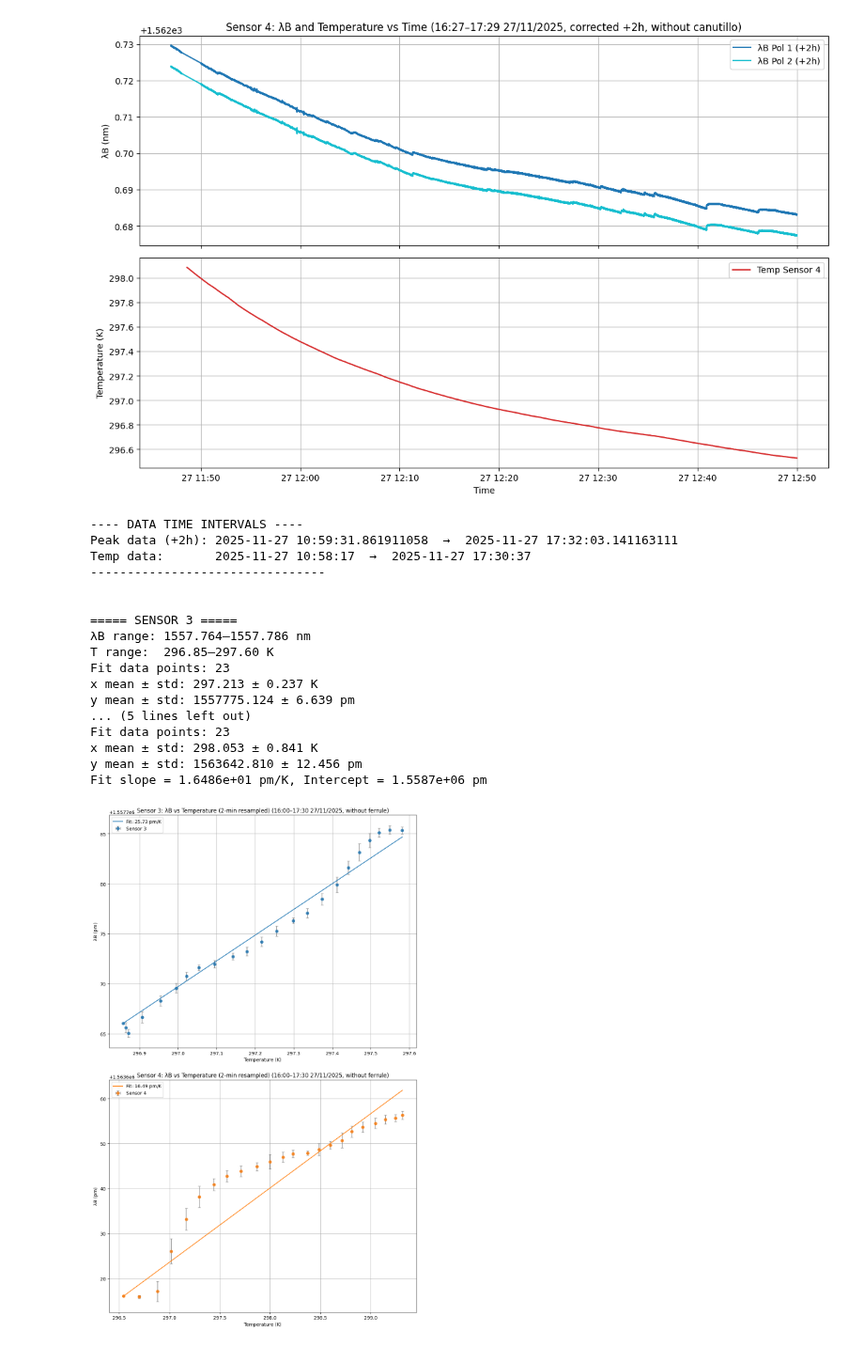
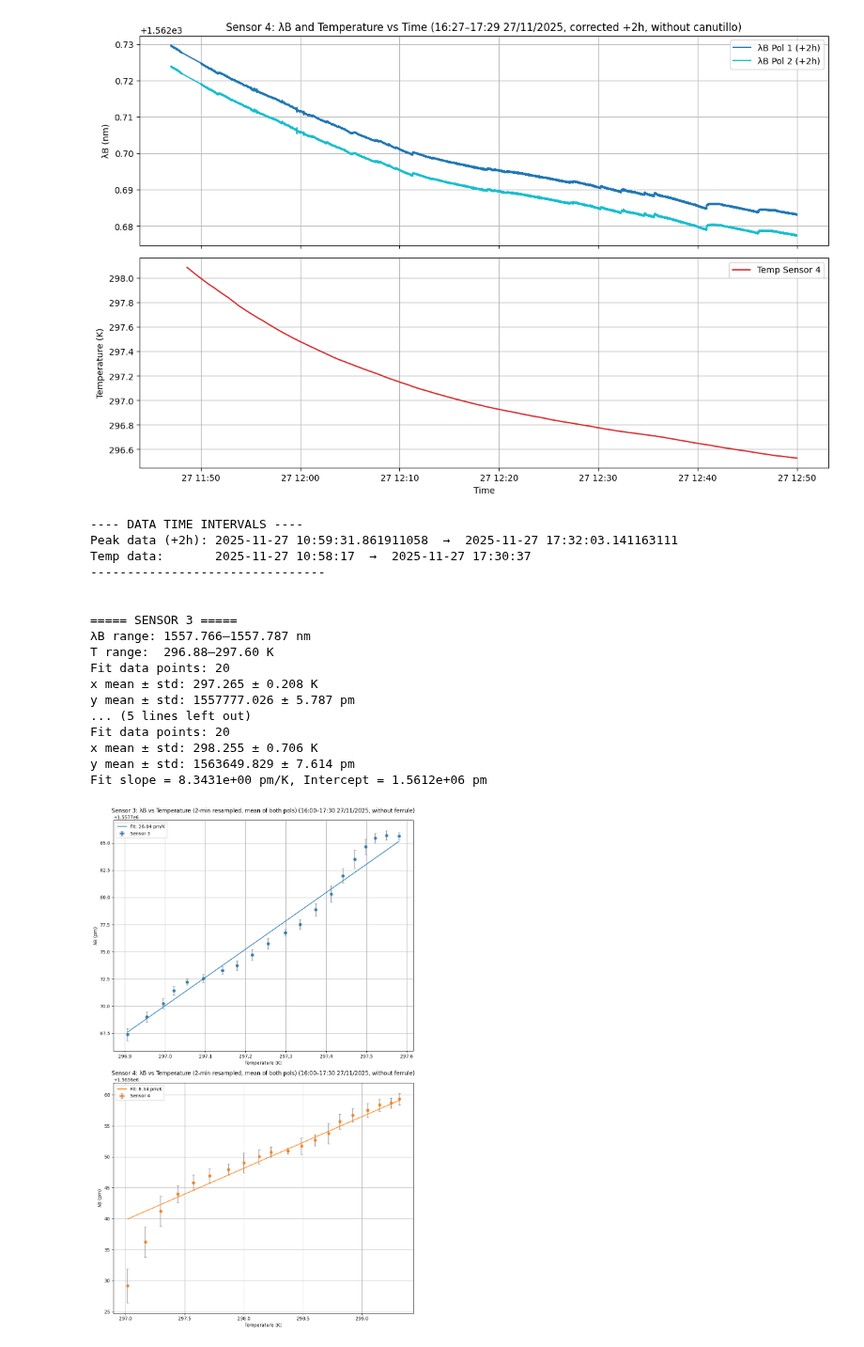
Before and after one commit to garpol/rtd-calibration-ana, a Jupyter notebook: DEWAR_1M/ROOT_DEWAR_28_11.ipynb, the cells around one changed output. Shown at 94% size. Cells and saved outputs as stored; diff of their text form; code cells hidden in the pictures.

```diff
--- a/DEWAR_1M/ROOT_DEWAR_28_11.ipynb
+++ b/DEWAR_1M/ROOT_DEWAR_28_11.ipynb
@@ -52,12 +169,12 @@ input_filename = "/eos/user/j/jcapotor/FBGdata/ROOTFiles/Dewar1m/20251128.root"
 # Abrir el archivo ROOT con uproot
 with uproot.open(input_filename) as file:
     peak_tree = file["peak"]
-    spectrum_tree = file["spectrum"]
+    #spectrum_tree = file["spectrum"]
     temp_tree = file["temp"]
 
     # Cargar ramas como numpy arrays
     peak_data = peak_tree.arrays(library="np")
-    spectrum_data = spectrum_tree.arrays(library="np")
+    #spectrum_data = spectrum_tree.arrays(library="np")
     temp_data = temp_tree.arrays(library="np")
 
 # --- Imprimir shapes de todas las variables ---
@@ -66,8 +183,8 @@ for key, value in peak_data.items():
     print(f"{key}: {np.array(value).shape}")
 
 print("\n=== spectrum ===")
-for key, value in spectrum_data.items():
-    print(f"{key}: {np.array(value).shape}")
+#for key, value in spectrum_data.items():
+#    print(f"{key}: {np.array(value).shape}")
 
 print("\n=== temp ===")
 for key, value in temp_data.items():
@@ -349,7 +474,7 @@ print(f"Temp data:       {temp_times.min()}  →  {temp_times.max()}")
 print("--------------------------------\n")
 
 # --- Time window ---
-start_time = datetime.datetime(2025, 11, 27, 16, 0, 0)
+start_time = datetime.datetime(2025, 11, 27, 16, 30, 0)
 end_time   = datetime.datetime(2025, 11, 27, 16, 50, 0)
 
 mask_peak = (peak_times >= start_time) & (peak_times <= end_time)
@@ -367,9 +492,11 @@ fig, axes = plt.subplots(len(sensors), 1, figsize=(10, 16))
 for i, sensor in enumerate(sensors):
     print(f"\n===== SENSOR {sensor+1} =====")
 
-    # λB from 1 polarizations (meters -> nm) NOT MEANING BOTH POLARIZATIONS
-    lambdaB_m = (peak_data["wav"][:, 0, sensor] ) # meters
-    lambdaB_nm = lambdaB_m * 1e9  # nanometers
+    # λB from BOTH polarizations - use MEAN (meters -> nm)
+    lambdaB_pol1_m = peak_data["wav"][:, 0, sensor]  # pol1 in meters
+    lambdaB_pol2_m = peak_data["wav"][:, 1, sensor]  # pol2 in meters
+    lambdaB_mean_m = (lambdaB_pol1_m + lambdaB_pol2_m) / 2.0  # average in meters
+    lambdaB_nm = lambdaB_mean_m * 1e9  # nanometers
     lambdaB_filtered = lambdaB_nm[mask_peak]
 
     # Quick check of magnitude
@@ -422,44 +549,44 @@ for i, sensor in enumerate(sensors):
 
     # slope is in pm/K directly
     print(f"Fit slope = {slope:.4e} pm/K, Intercept = {intercept:.4e} pm")
 
     # Plot: Temperature on x, λB on y (pm)
     ax = axes[i]
     ax.errorbar(x, y, xerr=xerr, yerr=yerr, fmt='o', color=colors[i], ecolor='gray', capsize=3, alpha=0.8, label=f"Sensor {sensor+1}")
 
     # plot fit line over sorted x for nicer visualization
     if len(x) > 0:
         x_sort_idx = np.argsort(x)
         x_sorted = x[x_sort_idx]
         ax.plot(x_sorted, slope * x_sorted + intercept, '-', color=colors[i], label=f"Fit: {slope:.2f} pm/K")
 
     ax.set_xlabel("Temperature (K)")
     ax.set_ylabel("λB (pm)")
-    ax.set_title(f"Sensor {sensor+1}: λB vs Temperature (2-min resampled) (16:00–17:30 27/11/2025, without ferrule)")
+    ax.set_title(f"Sensor {sensor+1}: λB vs Temperature (2-min resampled, mean of both pols) (16:00–17:30 27/11/2025, without ferrule)")
     ax.grid(True)
     ax.legend()
 
 plt.tight_layout()
 plt.show()
 # %% [output]
 ---- DATA TIME INTERVALS ----
 Peak data (+2h): 2025-11-27 10:59:31.861911058  →  2025-11-27 17:32:03.141163111
 Temp data:       2025-11-27 10:58:17  →  2025-11-27 17:30:37
 --------------------------------
 
 
 ===== SENSOR 3 =====
-λB range: 1557.764–1557.786 nm
-T range:  296.85–297.60 K
-Fit data points: 23
-x mean ± std: 297.213 ± 0.237 K
-y mean ± std: 1557775.124 ± 6.639 pm
+λB range: 1557.766–1557.787 nm
+T range:  296.88–297.60 K
+Fit data points: 20
+x mean ± std: 297.265 ± 0.208 K
+y mean ± std: 1557777.026 ± 5.787 pm
 ... (5 lines left out)
-Fit data points: 23
-x mean ± std: 298.053 ± 0.841 K
-y mean ± std: 1563642.810 ± 12.456 pm
-Fit slope = 1.6486e+01 pm/K, Intercept = 1.5587e+06 pm
+Fit data points: 20
+x mean ± std: 298.255 ± 0.706 K
+y mean ± std: 1563649.829 ± 7.614 pm
+Fit slope = 8.3431e+00 pm/K, Intercept = 1.5612e+06 pm
-[figure, old version]
+[figure, new version]
 # %%
 import uproot
 import numpy as np
```
Also changed, not shown: parts of 6 cells of this notebook.
